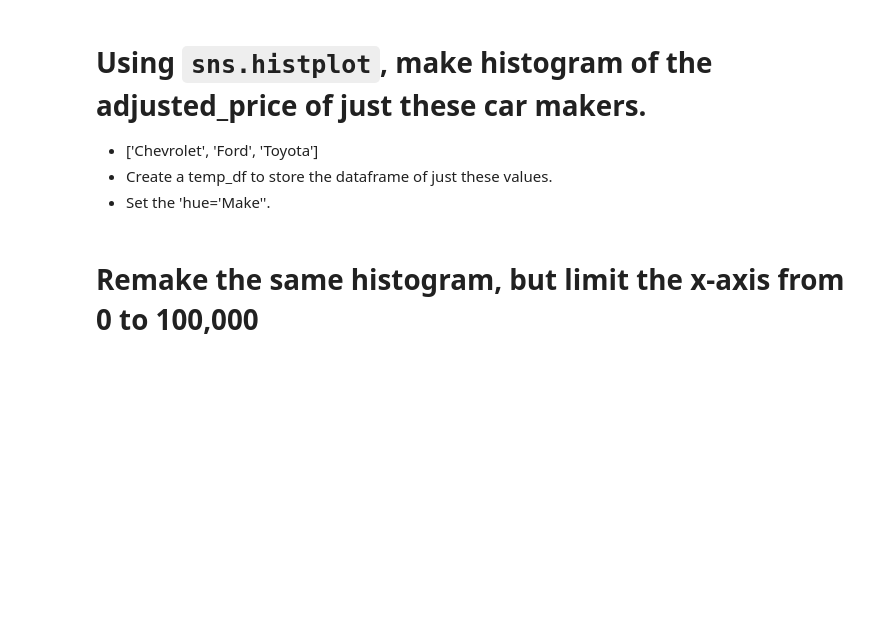
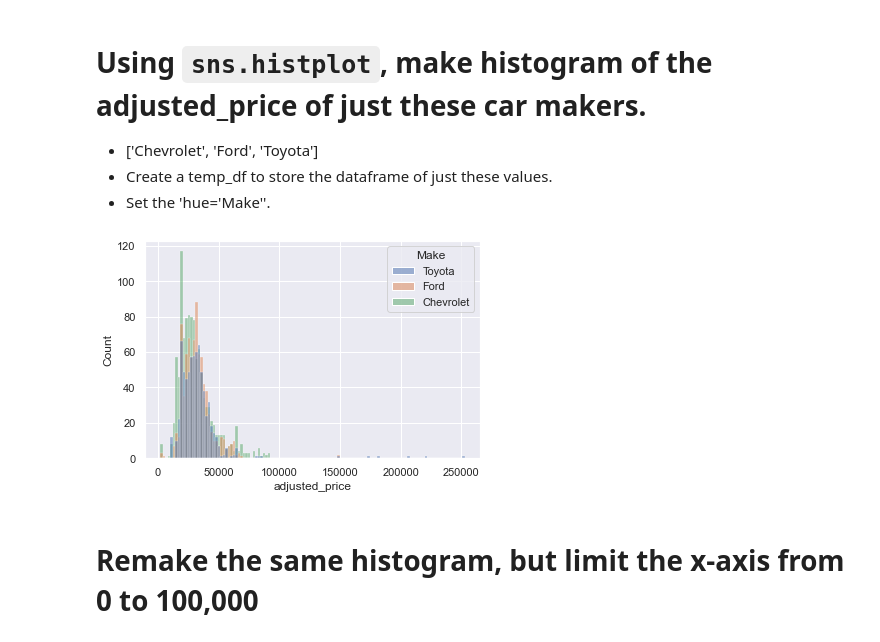
Before and after one commit to SameerProjects/2022-fall-data-science, a Jupyter notebook: Week-02-EDA/Exercise-EDA.ipynb, the cells around one changed output. Drawn from its saved outputs; the diff is of its cells as text; code cells hidden in the pictures; blank space fills up the shorter version.

```diff
--- a/Week-02-EDA/Exercise-EDA.ipynb
+++ b/Week-02-EDA/Exercise-EDA.ipynb
@@ -179,6 +231,13 @@ Make a new column that is called `adjusted_price`, that contains all prices, how
 * Set the 'hue='Make''.
 # %%
 # Using `sns.histplot`, make histogram of the adjusted_price of just these car makers.
+cft_cond = df.Make.isin(['Chevrolet', 'Ford', 'Toyota'])
+
+temp_df = df[cft_cond]
+
+sns.histplot(data=temp_df, x='adjusted_price', hue='Make');
+# %% [output]
+[figure, added]
 # %% [markdown]
 # Remake the same histogram, but limit the x-axis from 0 to 100,000
 # %%
```
Also changed, not shown: parts of 21 cells of this notebook, 1 other file.
